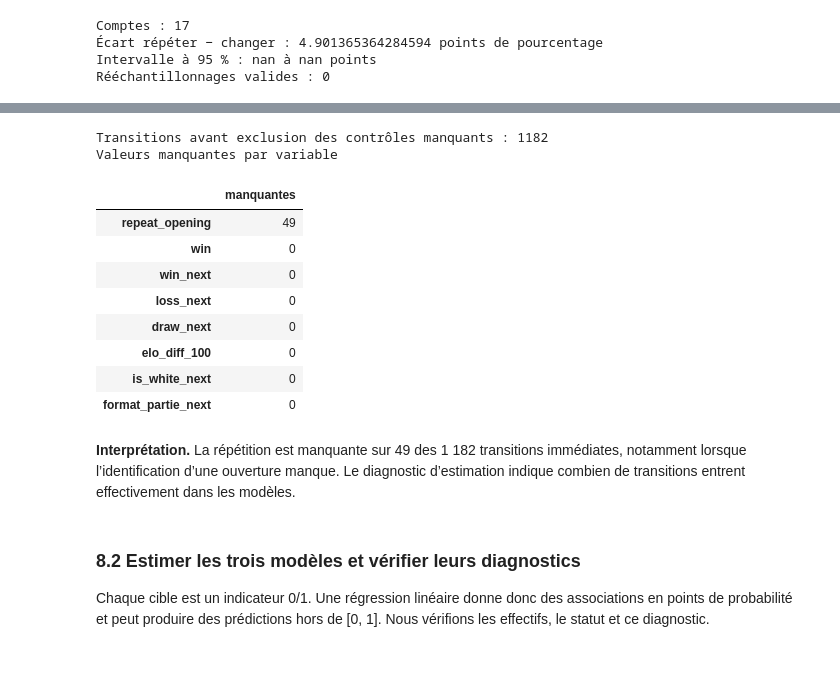
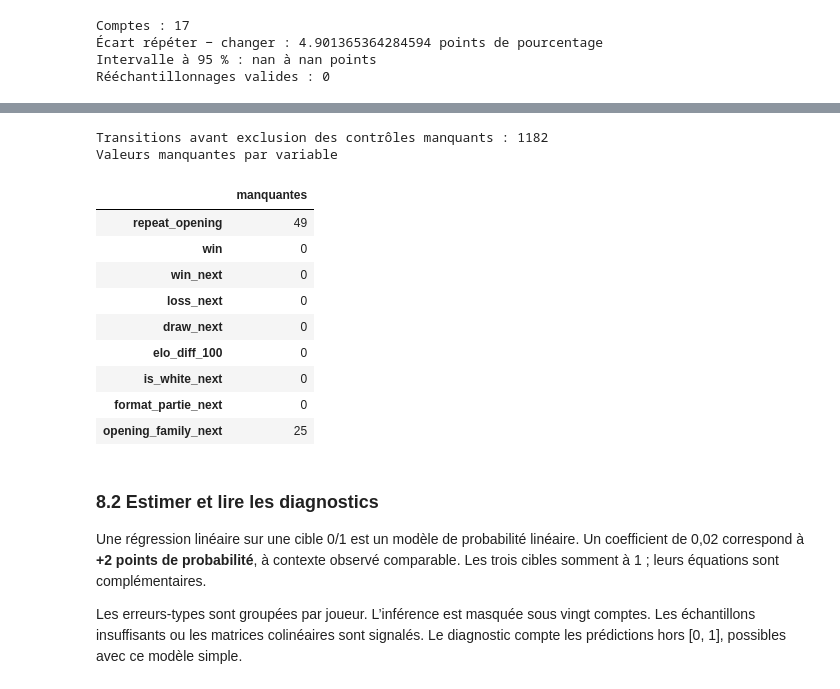
Before and after one commit to Hadrienfonrojet/ANALYSE-MARCHE-, a Jupyter notebook: Analyse_data.ipynb, the cells around one changed output, grey strips where cells are left out. Cells and saved outputs as stored; diff of their text form; code cells hidden in the pictures; blank space fills up the shorter version.

```diff
--- a/Analyse_data.ipynb
+++ b/Analyse_data.ipynb
@@ -565,27 +565,28 @@ Nous estimons les trois modèles sur les mêmes transitions complètes. Les vari
 # %%
 base_modeles = preparer_regressions(parties)
-variables_modeles = ["repeat_opening", "win", "win_next", "loss_next", "draw_next", "elo_diff_100", "is_white_next", "format_partie_next"]
+variables_modeles = ["repeat_opening", "win", "win_next", "loss_next", "draw_next", "elo_diff_100", "is_white_next", "format_partie_next", "opening_family_next"]
 print("Transitions avant exclusion des contrôles manquants :", len(base_modeles))
 print("Valeurs manquantes par variable")
 display(base_modeles[variables_modeles].isna().sum().to_frame("manquantes"))
 # %% [output]
 Transitions avant exclusion des contrôles manquants : 1182
 Valeurs manquantes par variable
 |  | manquantes |
 | repeat_opening | 49 |
 | win | 0 |
 | win_next | 0 |
 | loss_next | 0 |
 | draw_next | 0 |
 | elo_diff_100 | 0 |
 | is_white_next | 0 |
 | format_partie_next | 0 |
+| opening_family_next | 25 |
-# %% [markdown]
-**Interprétation.** La répétition est manquante sur 49 des 1 182 transitions immédiates, notamment lorsque l’identification d’une ouverture manque. Le diagnostic d’estimation indique combien de transitions entrent effectivement dans les modèles.
-# %% [markdown]
-### 8.2 Estimer les trois modèles et vérifier leurs diagnostics
-
-Chaque cible est un indicateur 0/1. Une régression linéaire donne donc des associations en points de probabilité et peut produire des prédictions hors de [0, 1]. Nous vérifions les effectifs, le statut et ce diagnostic.
+# %% [markdown]
+### 8.2 Estimer et lire les diagnostics
+
+Une régression linéaire sur une cible 0/1 est un modèle de probabilité linéaire. Un coefficient de 0,02 correspond à **+2 points de probabilité**, à contexte observé comparable. Les trois cibles somment à 1 ; leurs équations sont complémentaires.
+
+Les erreurs-types sont groupées par joueur. L’inférence est masquée sous vingt comptes. Les échantillons insuffisants ou les matrices colinéaires sont signalés. Le diagnostic compte les prédictions hors [0, 1], possibles avec ce modèle simple.
 # %%
 if cfg.RUN_REGRESSIONS:
     modeles, coefficients = regressions_lineaires(parties)
```
Also changed, not shown: parts of 95 cells of this notebook.
